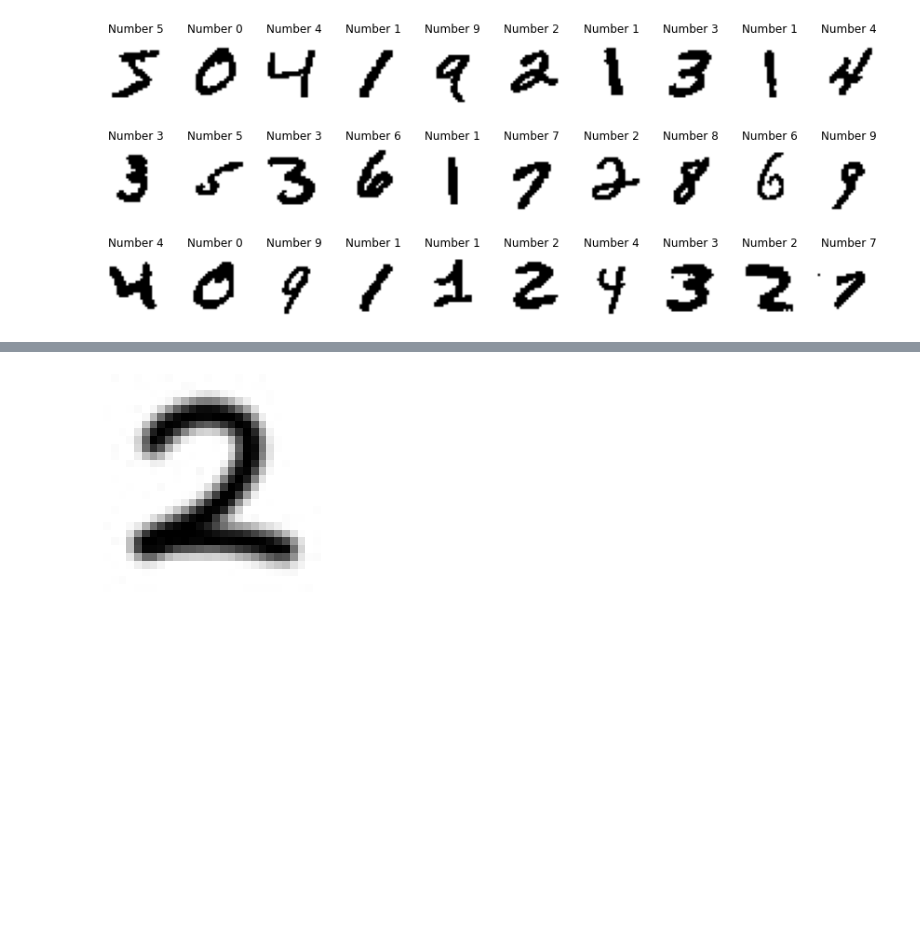
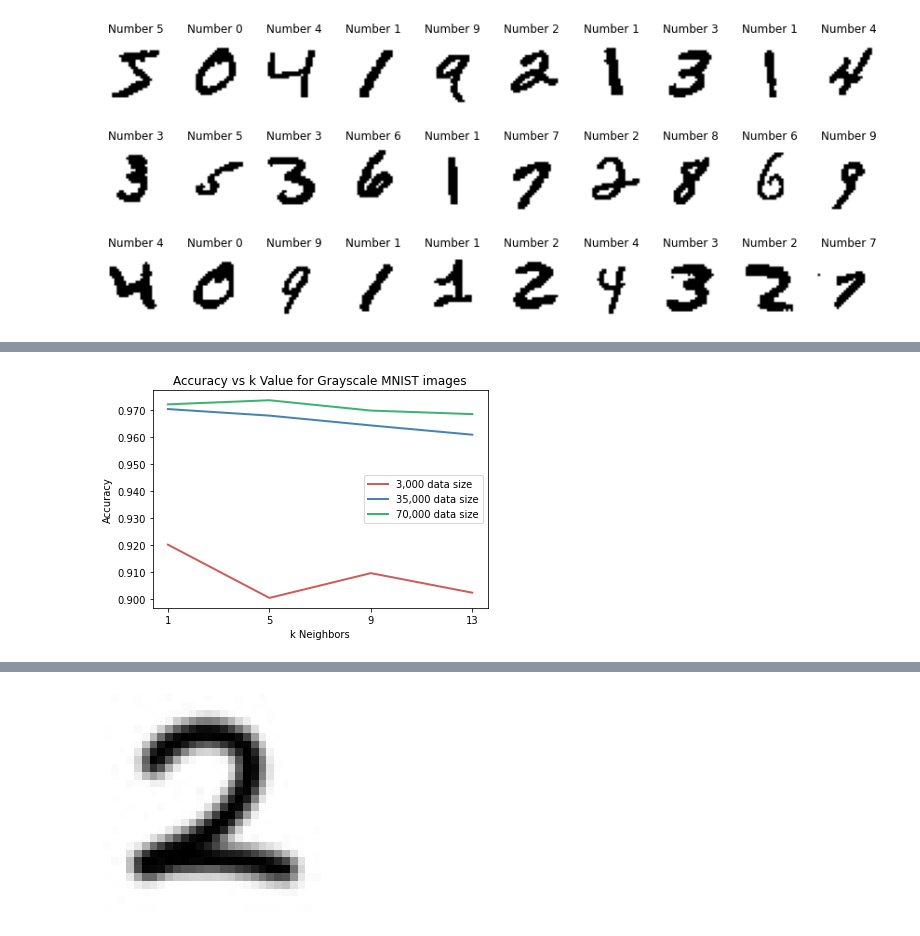
Before and after one commit to ashdrex/char-recognition, a Jupyter notebook: main.ipynb, the cells around one changed output, grey strips where cells are left out. Cells and saved outputs as stored; diff of their text form; code cells hidden in the pictures; blank space fills up the shorter version.

```diff
--- a/main.ipynb
+++ b/main.ipynb
@@ -176,0 +266,20 @@ print(k_values, acc_results)
+# %%
+fig, ax = plt.subplots()
+ax.yaxis.set_major_formatter(FormatStrFormatter('%.3f'))
+
+gs_3k = [0.9200963561994208, 0.9002956516455214, 0.9095111410069912, 0.9022352867799175]
+gs_35k = [0.9704856620221142, 0.9680528133823139, 0.9644114719745545, 0.9609617302588882]
+gs_70k = [0.9722460996843761, 0.9737679345043265, 0.9699328982006934, 0.9686179441347]
+
+
+plt.plot(k_values, gs_3k, color='indianred', linewidth=2, label='3,000 data size')
+plt.plot(k_values, gs_35k, color='steelblue', linewidth=2, label='35,000 data size')
+plt.plot(k_values, gs_70k, color='mediumseagreen', linewidth=2, label='70,000 data size')
+plt.legend()
+plt.ylabel('Accuracy')
+plt.xlabel('k Neighbors')
+plt.xticks(k_values)
+plt.title('Accuracy vs k Value for Grayscale MNIST images')
+plt.show()
+# %% [output]
+[figure, added]
```
Also changed, not shown: parts of 12 cells of this notebook, 3 other files.
